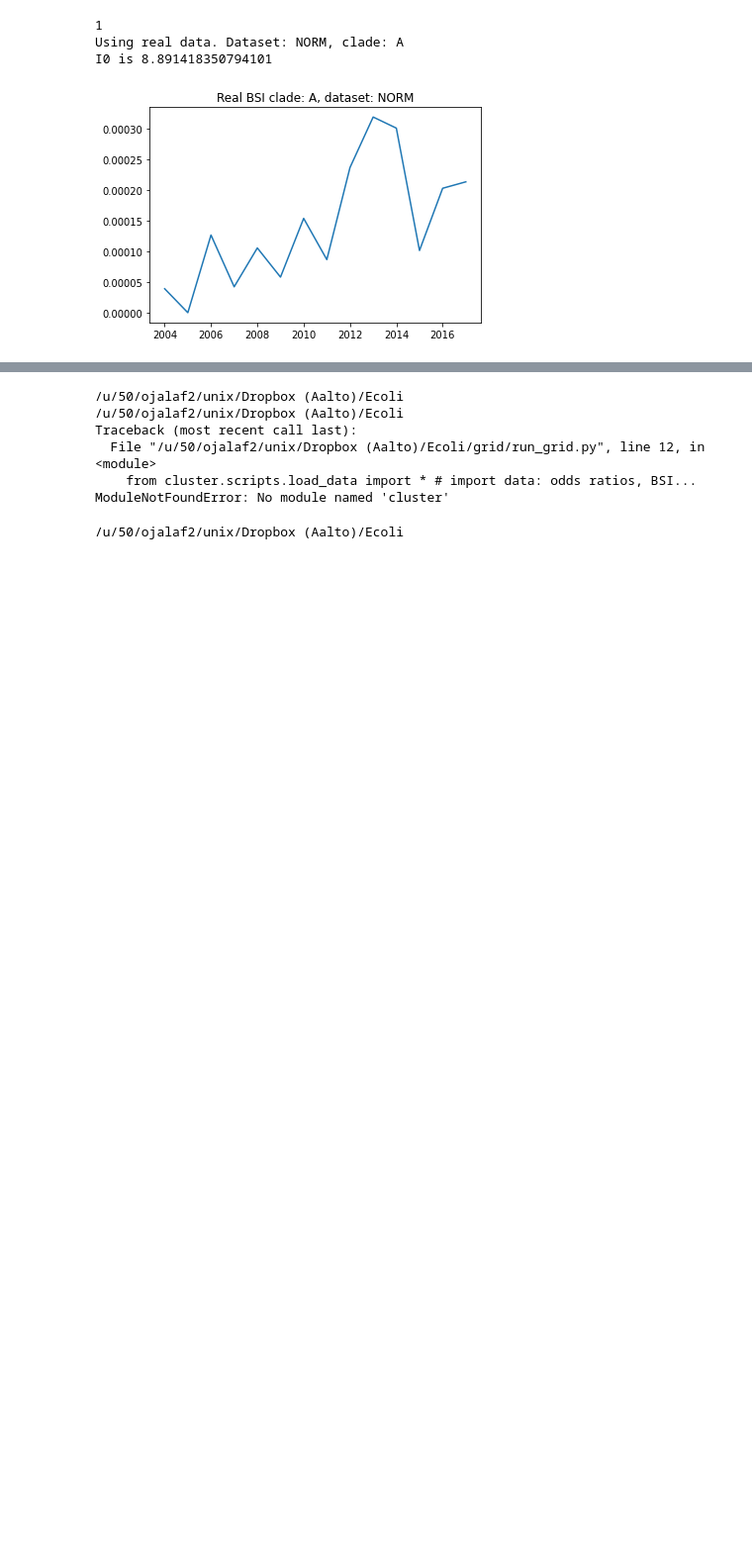
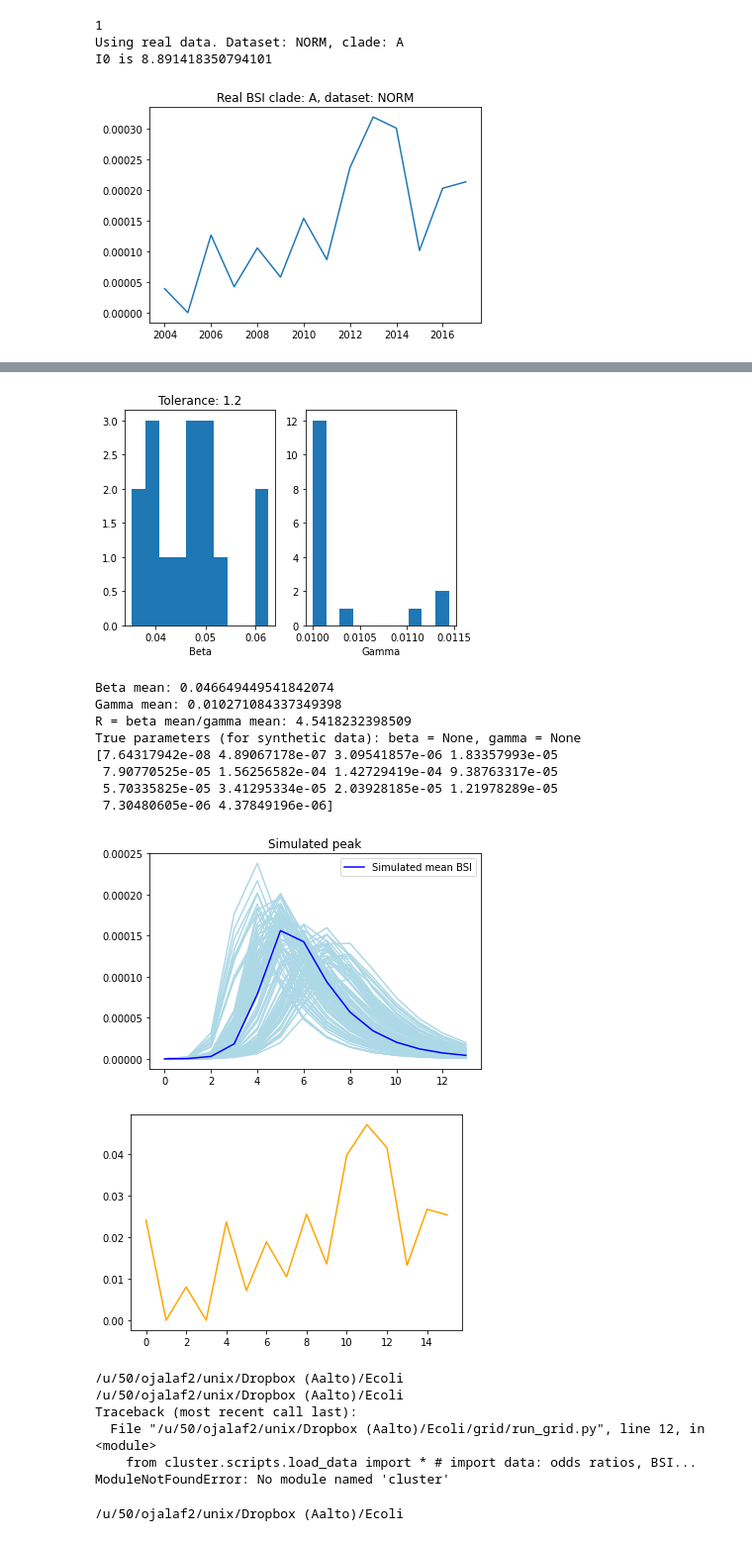
Before and after one commit to fanoja/Ecoli-R0, a Jupyter notebook: grid/grid_visualization.ipynb, the cells around one changed output, grey strips where cells are left out. Shown at 99% size. Drawn from its saved outputs; the diff is of its cells as text; code cells hidden in the pictures; blank space fills up the shorter version.

```diff
--- a/grid/grid_visualization.ipynb
+++ b/grid/grid_visualization.ipynb
@@ -587,45 +611,61 @@ scatter_distance_points(pairs[:,0], pairs[:,1], dists, true_beta = true_par1, tr
 # %%
 # Get the estimated beta and gamma parameters with some tolerance value:
 
+
+# Print point estimates:
+eps = 1.2
+
 plot_histograms(dists, pairs[:,0], pairs[:,1], eps, save = False)
-# Print point estimates:
-eps = 0.4
+
 print(f"Beta mean: {np.mean(pairs[np.where(dists< eps)[0],0])}")
 print(f"Gamma mean: {np.mean(pairs[np.where(dists < eps)[0],1])}")
 print(f"R = beta mean/gamma mean: {np.mean(pairs[np.where(dists < eps)[0],0])/np.mean(pairs[np.where(dists < eps)[0],1])}")
 print(f"True parameters (for synthetic data): beta = {true_par1}, gamma = {true_par2}")
 
 # Simulate based on the beta and gamma parameters - simulate more than one potential colonization to quantify uncertainty:
 n_reps = 100
 par1s = np.random.choice(pairs[np.where(dists< eps)[0],0], size = n_reps) #np.mean(pairs[np.where(dists< eps)[0],0])
 par2s = np.random.choice(pairs[np.where(dists < eps)[0],1], size = n_reps)
 
 # In addition, show the mean simulation line:
 mean_simseq = SIR_and_BSI_simulator(par1 = np.mean(pairs[np.where(dists< eps)[0],0]), par2 = np.mean(pairs[np.where(dists < eps)[0],1]), nt = sim_pars["n_weeks"], N = sim_pars["pop_size"],\
                                bsi_pars = bsi_pars, I0 = sim_pars["I0"], is_prop = sim_pars["is_prop"], is_agg = sim_pars["is_agg"],\
                                time_period = sim_pars["time_period"], reparam = sim_pars["reparam"], batch_size = sim_pars["batch_size"],\
                                random_state = sim_pars["random_state"])
 
 print(mean_simseq[0])
-plt.plot(np.array(bsi_obs_data), label = "True BSI", color = "orange")
-plt.plot(mean_simseq[0], label = "Simulated mean BSI", color = "blue")
+
 for i in range(0,n_reps):
     simseq = SIR_and_BSI_simulator(par1 = par1s[i], par2 = par2s[i], nt = sim_pars["n_weeks"], N = sim_pars["pop_size"],\
                                    bsi_pars = bsi_pars, I0 = sim_pars["I0"], is_prop = sim_pars["is_prop"], is_agg = sim_pars["is_agg"],\
                                    time_period = sim_pars["time_period"], reparam = sim_pars["reparam"], batch_size = sim_pars["batch_size"],\
                                    random_state = sim_pars["random_state"])
 
     plt.plot(simseq[0], color = "lightblue") # jos kerron sadalla, osuu tuohon yhteen piikkiin sentään.
 
+plt.plot(mean_simseq[0], label = "Simulated mean BSI", color = "blue")
 plt.legend()
 plt.title("Simulated peak")
 plt.savefig(res_root + "incidence_results_I0_test" + ".pdf", format="pdf", bbox_inches="tight")
 plt.show()
 
 # Plot the simulated vs observed data:
-
+plt.plot(np.array(bsi_obs_data), label = "True BSI", color = "orange")
+plt.show()
 
 # Any change with a nonzero I0?
+# %% [output]
+[figure, added]
+Beta mean: 0.046649449541842074
+Gamma mean: 0.010271084337349398
+R = beta mean/gamma mean: 4.5418232398509
+True parameters (for synthetic data): beta = None, gamma = None
+[7.64317942e-08 4.89067178e-07 3.09541857e-06 1.83357993e-05
+ 7.90770525e-05 1.56256582e-04 1.42729419e-04 9.38763317e-05
+ 5.70335825e-05 3.41295334e-05 2.03928185e-05 1.21978289e-05
+ 7.30480605e-06 4.37849196e-06]
+[figure, added]
+[figure, added]
 # %%
 # Try out the updated scripts:
 !python3 grid/run_grid.py # doesn't work for some reason
```
Also changed, not shown: parts of 4 cells of this notebook.
